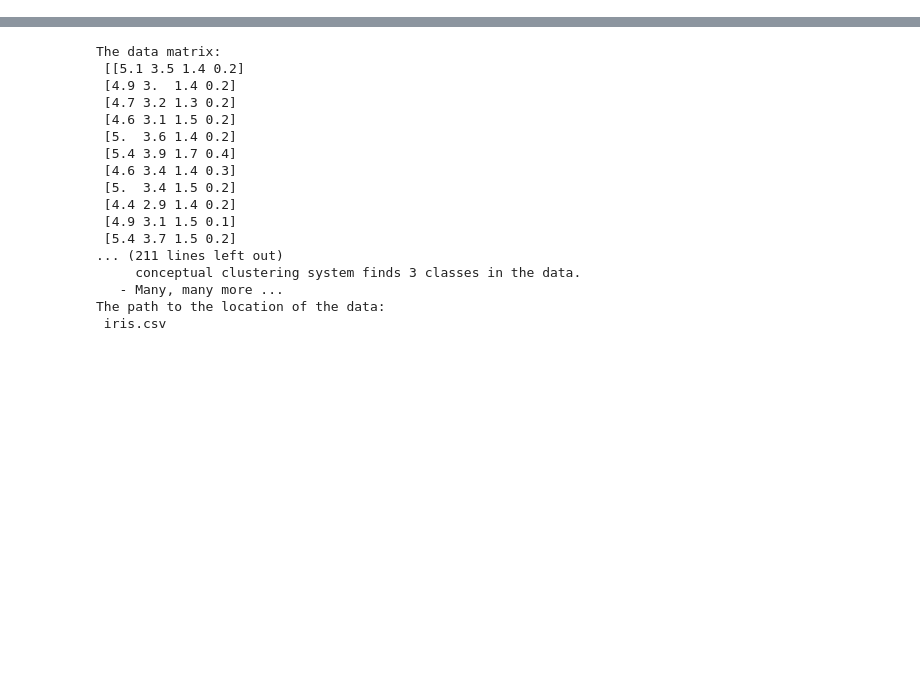
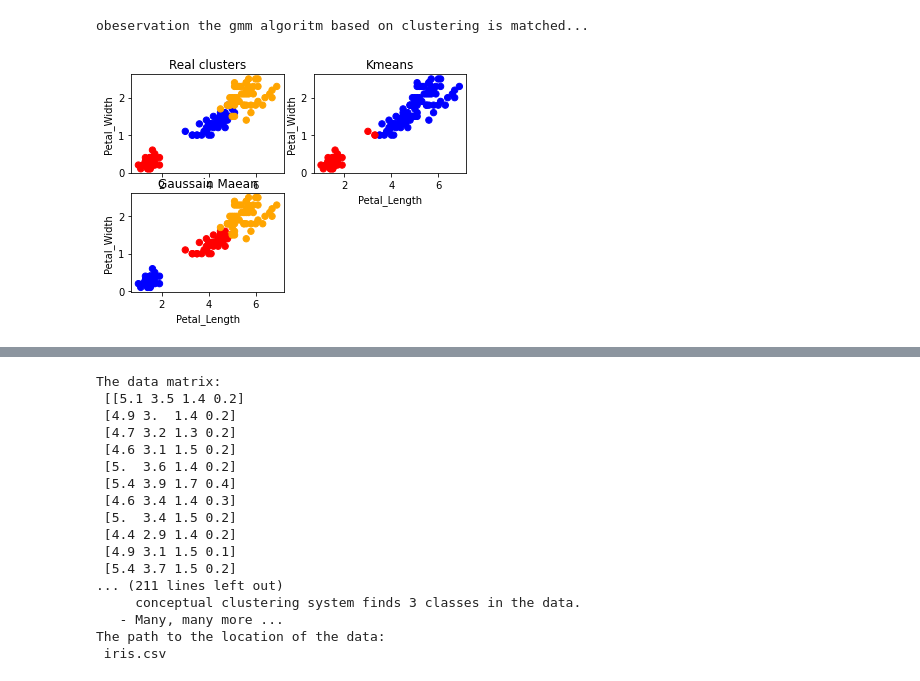
Before and after one commit to vinod-metha06/Python, a Jupyter notebook: DP/Untitled.ipynb, the cells around one changed output, grey strips where cells are left out. Drawn from its saved outputs; the diff is of its cells as text; code cells hidden in the pictures; blank space fills up the shorter version.

```diff
--- a/DP/Untitled.ipynb
+++ b/DP/Untitled.ipynb
@@ -170,0 +380,55 @@ observation the gmm using em algorithm based clusterig matched
+# %%
+import matplotlib.pyplot as plt
+from sklearn import datasets
+from sklearn.cluster import KMeans
+import pandas as pd
+import numpy as np
+
+iris=datasets.load_iris()
+X=pd.DataFrame(iris.data)
+X.columns=['Sepal_Length','Sepal_Width','Petal_Length','Petal_Width',]
+
+Y=pd.DataFrame(iris.target)
+Y.columns=['Targets']
+
+colormap=np.array(['red','blue','orange'])
+
+model=KMeans(n_clusters=2)
+model.fit(X)
+
+plt.subplot(2,2,1)
+plt.scatter(X.Petal_Length,X.Petal_Width,c=colormap[y.Targets],s=40)
+plt.title('Real clusters')
+plt.xlabel('Petal_Length')
+plt.ylabel('Petal_Width')
+
+
+plt.subplot(2,2,2)
+plt.scatter(X.Petal_Length,X.Petal_Width,c=colormap[model.labels_],s=40)
+plt.title('Kmeans')
+plt.xlabel('Petal_Length')
+plt.ylabel('Petal_Width')
+
+
+from sklearn import preprocessing
+
+scaler=preprocessing.StandardScaler()
+scaler.fit(X)
+xas=scaler.transform(X)
+xs=pd.DataFrame(xas,columns=X.columns)
+
+from sklearn.mixture import GaussianMixture
+gmm=GaussianMixture(n_components=3)
+gmm.fit(xs)
+gmm_y=gmm.predict(xs)
+
+plt.subplot(2,2,3)
+plt.scatter(X.Petal_Length,X.Petal_Width,c=colormap[gmm_y],s=40)
+plt.title('Gaussain Maean')
+plt.xlabel('Petal_Length')
+plt.ylabel('Petal_Width')
+
+print("obeservation the gmm algoritm based on clustering is matched...")
+# %% [output]
+obeservation the gmm algoritm based on clustering is matched...
+[figure, added]
```
Also changed, not shown: parts of 9 cells of this notebook, 48 other files.
